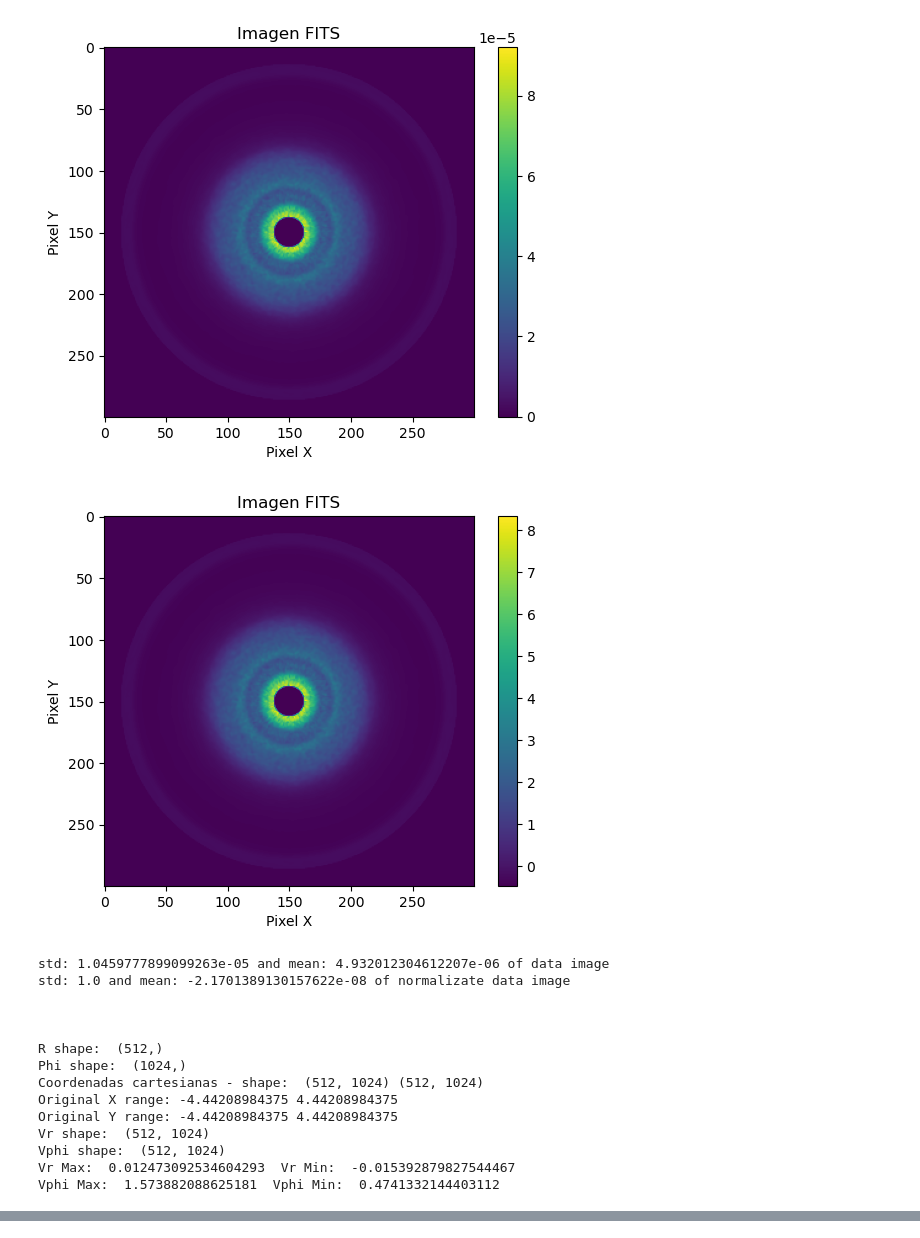
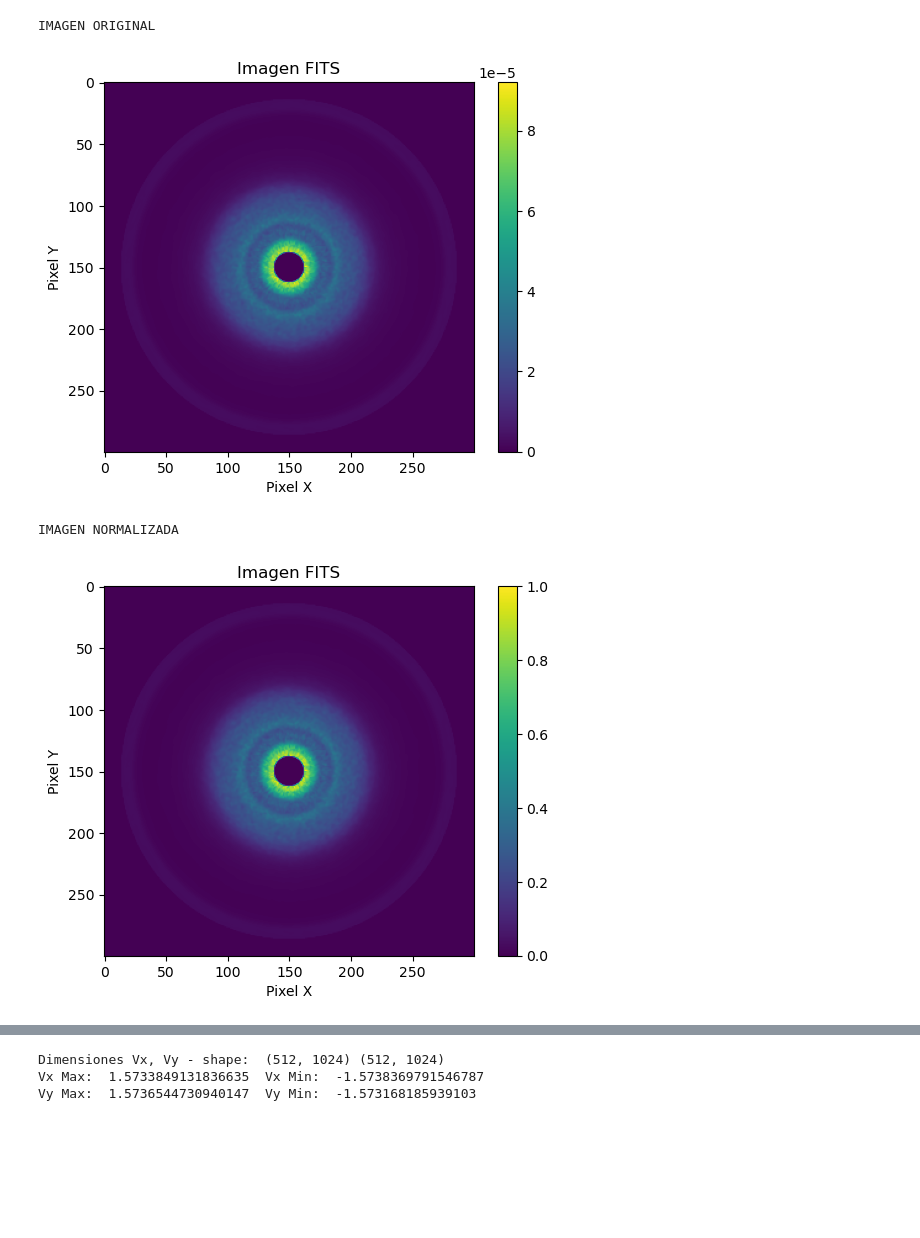
Before and after one commit to ALTH-Alma/Deep-model-Alma, a Jupyter notebook: FitsToNumpy.ipynb, the cells around one changed output, grey strips where cells are left out. Drawn from its saved outputs; the diff is of its cells as text; code cells hidden in the pictures; blank space fills up the shorter version.

Commit message:
changes norm

```diff
--- a/FitsToNumpy.ipynb
+++ b/FitsToNumpy.ipynb
@@ -277,19 +276,29 @@ for sim in range(simulation):
         hdulist = fits.open(file_path_time, mode='readonly', do_not_scale_image_data=True)
         image_data = hdulist[0].data
         hdulist.close()
-        image_data = np.squeeze(image_data) #arreglar dimension
+        image_data = np.squeeze(image_data)
+
+        # Normalizar datos utilizando percentiles:
+        #p2, p98 = np.percentile(image_data, (2, 98))
+        #image_data_norm = np.clip((image_data - p2) / (p98 - p2), 0, 1)
+
+        # Normalizar datos utilizando transformación logarítmica:
+        #aux_norm = np.log1p(image_data - image_data.min())
+        #image_data_norm = np.divide(aux_norm, aux_norm.max(), dtype=np.float32)
 
         # Normalizar datos utilizando Z-Score:
-        image_data_norm = np.divide((image_data - np.mean(image_data)), np.std(image_data), dtype=np.float32)
+        #image_data_norm = np.divide((image_data - np.mean(image_data)), np.std(image_data), dtype=np.float32)
 
-        # Normalizar datos utilizando Norm min-max
-        #aux_norm = image_data - image_data.min()
-        #image_data_norm = np.divide(aux_norm, aux_norm.max(), dtype=np.float32)
+        # Normalizar datos utilizando Norm min-max:
+        aux_norm = image_data - image_data.min()
+        image_data_norm = np.divide(aux_norm, aux_norm.max(), dtype=np.float32)
 
         images_data_norm_by_sim.append(image_data_norm)
 
         if(t == (time_step-1) and pnt):
+            print(f'IMAGEN ORIGINAL')
             plotImage(image_data)
+            print(f'IMAGEN NORMALIZADA')
             plotImage(image_data_norm)
             print(f'std: {np.std(image_data)} and mean: {np.mean(image_data)} of data image')
             print(f'std: {np.std(image_data_norm)} and mean: {np.mean(image_data_norm)} of normalizate data image')
@@ -305,62 +314,70 @@ for sim in range(simulation):
 
     vfield_data_coordinates_par = []
 
+    #--------------------------vx--------------------------------------
+
+    # Normalizar datos utilizando percentiles:
+    #p2_vx, p98_vx = np.percentile(vfield_data_x, (2, 98))
+    #vfield_data_norm_x = np.clip((vfield_data_x - p2_vx) / (p98 - p2_vx), 0, 1)
+
+    # Normalizar datos utilizando transformación logarítmica:
+    #aux_norm_vx = np.log1p(vfield_data_x - vfield_data_x.min())
+    #vfield_data_norm_x = np.divide(aux_norm_vx, aux_norm_vx.max(), dtype=np.float32)
+
     # Normalizar datos utilizando Z-Score:
-    vfield_data_norm_x = np.divide((vfield_data_x - np.mean(vfield_data_x)), np.std(vfield_data_x), dtype=np.float32)
+    #vfield_data_norm_x = np.divide((vfield_data_x - np.mean(vfield_data_x)), np.std(vfield_data_x), dtype=np.float32)
 
     # Normalizar datos utilizando Norm min-max
-    #aux_norm = vfield_data_x - vfield_data_x.min()
-    #vfield_data_norm_x = np.divide(aux_norm, aux_norm.max(), dtype=np.float32)
+    aux_norm = vfield_data_x - vfield_data_x.min()
+    vfield_data_norm_x = np.divide(aux_norm, aux_norm.max(), dtype=np.float32)
 
     vfield_data_norm_x_tot.append(vfield_data_norm_x)
 
+    #--------------------------vy-----------------------------------------
 
-    vfield_data_norm_y = np.divide((vfield_data_y - np.mean(vfield_data_y)), np.std(vfield_data_y), dtype=np.float32)
+    # Normalizar datos utilizando percentiles:
+    #p2_vy, p98_vy = np.percentile(vfield_data_y, (2, 98))
+    #vfield_data_norm_y = np.clip((vfield_data_y - p2_vy) / (p98 - p2_vy), 0, 1)
 
-    #aux_norm = vfield_data_y - vfield_data_y.min()
-    #vfield_data_norm_y = np.divide(aux_norm, aux_norm.max(), dtype=np.float32)
+    # Normalizar datos utilizando transformación logarítmica:
+    #aux_norm_vy = np.log1p(vfield_data_y - vfield_data_y.min())
+    #vfield_data_norm_y = np.divide(aux_norm_vy, aux_norm_vy.max(), dtype=np.float32)
+
+    # Normalizar datos utilizando Z-Score:
+    #vfield_data_norm_y = np.divide((vfield_data_y - np.mean(vfield_data_y)), np.std(vfield_data_y), dtype=np.float32)
+
+    aux_norm = vfield_data_y - vfield_data_y.min()
+    vfield_data_norm_y = np.divide(aux_norm, aux_norm.max(), dtype=np.float32)
 
     vfield_data_norm_y_tot.append(vfield_data_norm_y)
 
     if pnt:
         print(f'std: {np.std(vfield_data_x)} and mean: {np.mean(vfield_data_x)} of data vx')
         print(f'std: {np.std(vfield_data_y)} and mean: {np.mean(vfield_data_y)} of data vy')
         print(f'std: {np.std(vfield_data_norm_x)} and mean: {np.mean(vfield_data_norm_x)} of normalizate data vx')
         print(f'std: {np.std(vfield_data_norm_y)} and mean: {np.mean(vfield_data_norm_y)} of normalizate data vy')
 
     vfield_data_coordinates_par.append(coordinates_x)
     vfield_data_coordinates_par.append(coordinates_y)
     vfield_data_coordinates_tot.append(vfield_data_coordinates_par)
 
 images_data_norm_tot_np = np.asarray(images_data_norm_tot)
 vfield_data_norm_x_tot_np = np.asarray(vfield_data_norm_x_tot)
 vfield_data_norm_y_tot_np = np.asarray(vfield_data_norm_y_tot)
 vfield_data_coordinates_tot_np = np.asarray(vfield_data_coordinates_tot)
 
 print("\n ===== SAVING numpy files to local disk")
 print(images_data_norm_tot_np.shape)
 print(vfield_data_norm_x_tot_np.shape)
 print(vfield_data_norm_y_tot_np.shape)
 print(vfield_data_coordinates_tot_np.shape)
 
 #np.save(output_np_file_name_img, images_data_norm_tot_np)
 #np.save(output_np_file_name_vel_x, vfield_data_norm_x_tot_np)
 #np.save(output_np_file_name_vel_y, vfield_data_norm_y_tot_np)
 #np.save(output_np_file_name_coordinates_vel, vfield_data_coordinates_tot_np)
 # %% [output]
+IMAGEN ORIGINAL
 [figure]
+IMAGEN NORMALIZADA
-[figure, old version]
+[figure, new version]
-std: 1.0459777899099263e-05 and mean: 4.932012304612207e-06 of data image
-std: 1.0 and mean: -2.1701389130157622e-08 of normalizate data image
-
-
-
-R shape:  (512,)
-Phi shape:  (1024,)
-Coordenadas cartesianas - shape:  (512, 1024) (512, 1024)
-Original X range: -4.44208984375 4.44208984375
-Original Y range: -4.44208984375 4.44208984375
-Vr shape:  (512, 1024)
-Vphi shape:  (512, 1024)
-Vr Max:  0.012473092534604293  Vr Min:  -0.015392879827544467
-Vphi Max:  1.573882088625181  Vphi Min:  0.4741332144403112
@@ -371 +399,4 @@ Vy Max:  1.5736544730940147  Vy Min:  -1.573168185939103
+Dimensiones Vx, Vy - shape:  (512, 1024) (512, 1024)
+Vx Max:  1.5733849131836635  Vx Min:  -1.5738369791546787
+Vy Max:  1.5736544730940147  Vy Min:  -1.573168185939103
 [figure]
```
Also changed, not shown: parts of 4 cells of this notebook, 2 other files.
